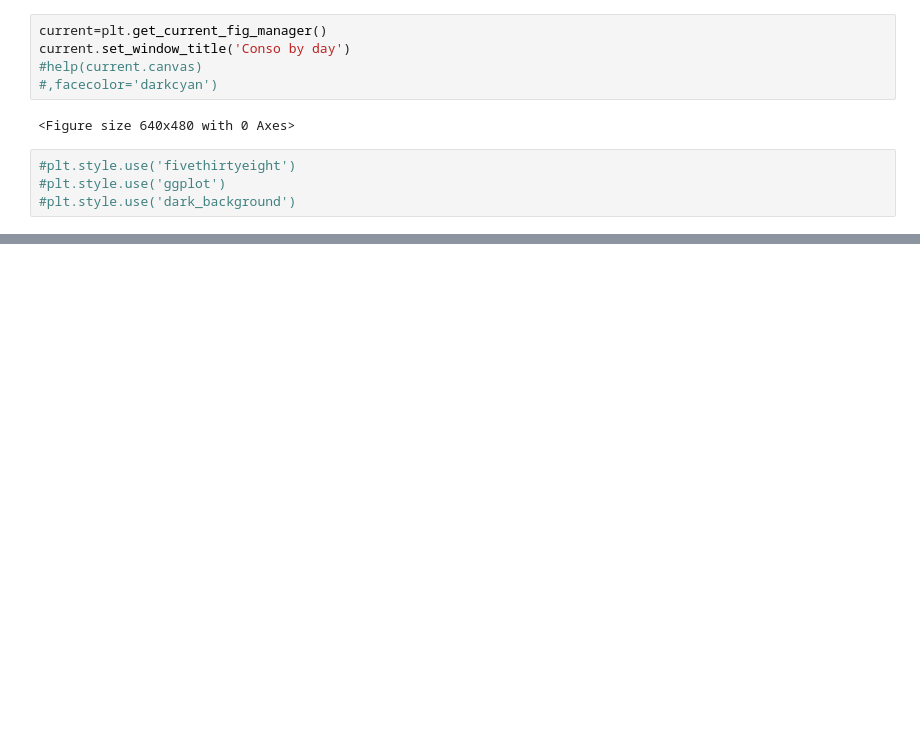
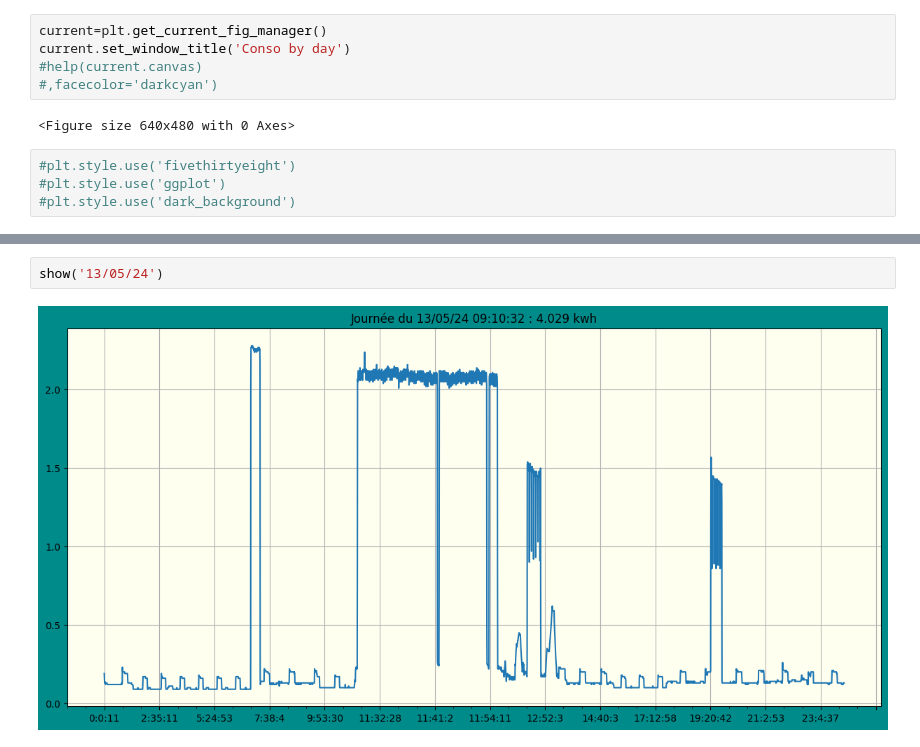
Before and after one commit to jdavid54/jupyter_notebooks, a Jupyter notebook: conso_kwh_reduced.ipynb, the cells around one changed output, grey strips where cells are left out. Drawn from its saved outputs; the diff is of its cells as text; blank space fills up the shorter version.

```diff
--- a/conso_kwh_reduced.ipynb
+++ b/conso_kwh_reduced.ipynb
@@ -308,0 +444,4 @@ show(day,pltcolor='darkcyan')
+# %%
+show('13/05/24')
+# %% [output]
+[figure, added]
```
Also changed, not shown: parts of 35 cells of this notebook, 9 other files.
